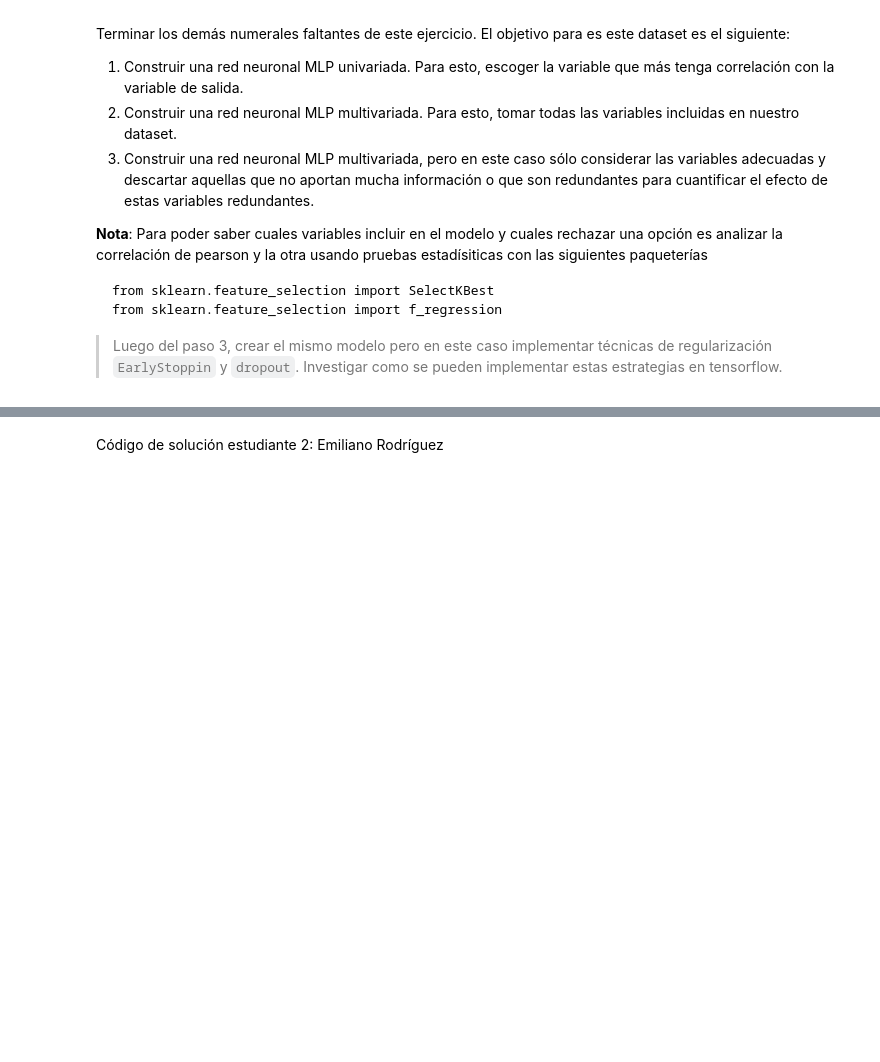
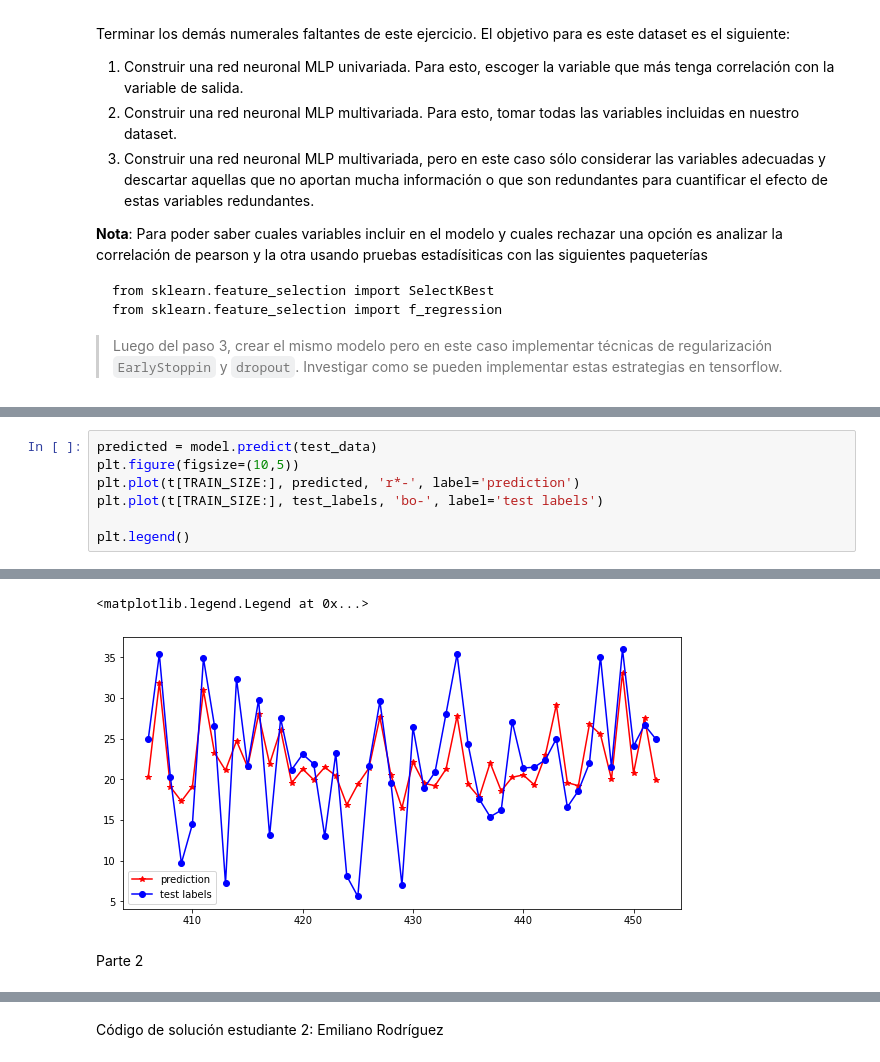
Before and after one commit to Andr3Glez/Proyecto_conjunto3_CERodriguez_ANGonzalez-, a Jupyter notebook: Tarea_Conjunta_4.ipynb, the cells around one changed output, grey strips where cells are left out. Drawn from its saved outputs; the diff is of its cells as text; blank space fills up the shorter version.

```diff
--- a/Tarea_Conjunta_4.ipynb
+++ b/Tarea_Conjunta_4.ipynb
@@ -40,0 +238,8 @@ Código de solución estudiante 1
+# %%
+predicted = model.predict(test_data)
+plt.figure(figsize=(10,5))
+plt.plot(t[TRAIN_SIZE:], predicted, 'r*-', label='prediction')
+plt.plot(t[TRAIN_SIZE:], test_labels, 'bo-', label='test labels')
+
+plt.legend()
+# %% [output]
@@ -40,0 +247,4 @@ Código de solución estudiante 1
+<matplotlib.legend.Legend at 0x...>
+[figure, added]
+# %% [markdown]
+Parte 2
```
Also changed, not shown: parts of 43 cells of this notebook.
